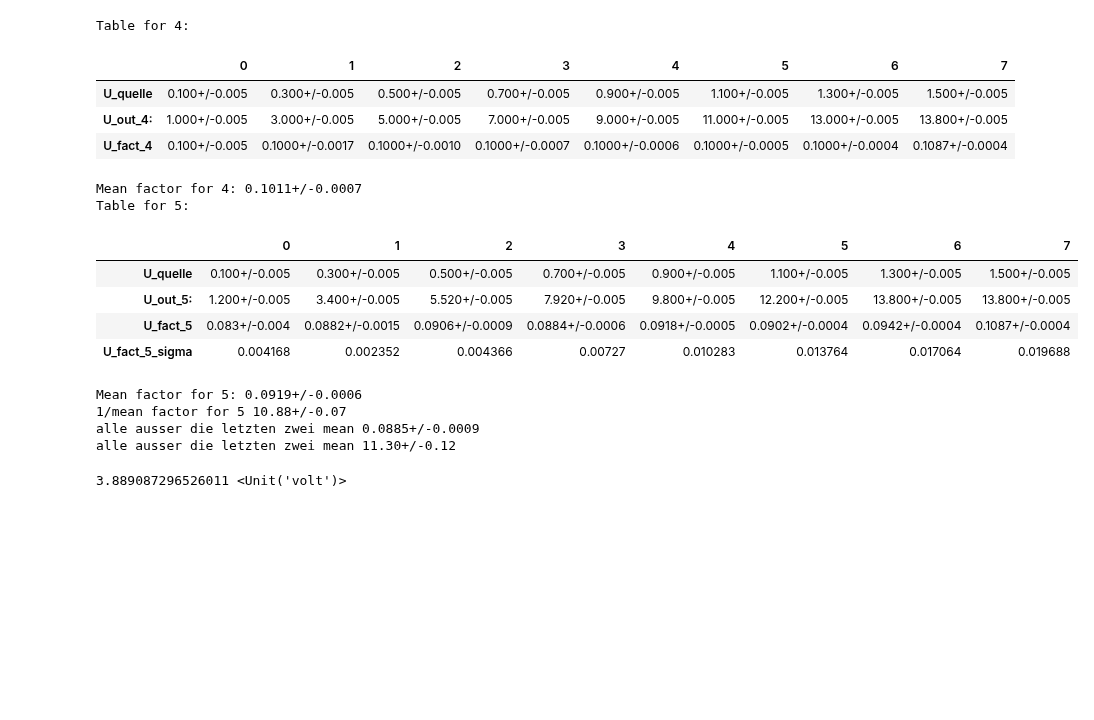
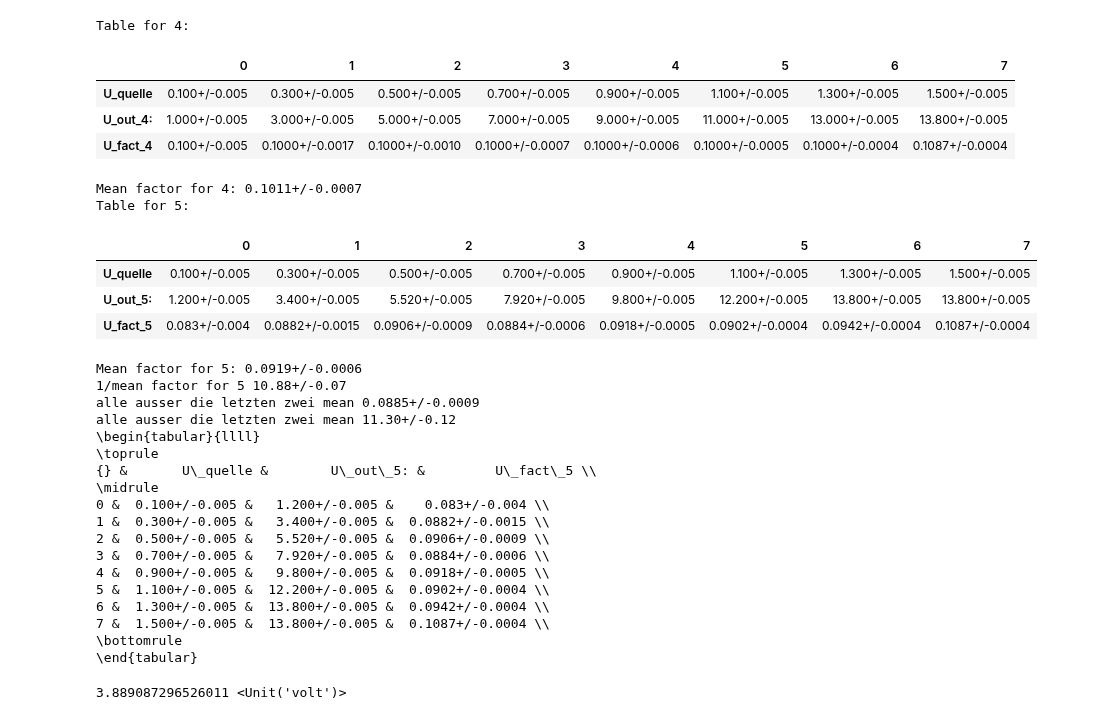
Before and after one commit to dominikrosser/praktikum_p1, a Jupyter notebook: 61_ElectronicsAnalogue/calcstuff.ipynb, the cells around one changed output. Drawn from its saved outputs; the diff is of its cells as text; code cells hidden in the pictures; blank space fills up the shorter version.

Commit message:
Add tex for table 5

```diff
--- a/61_ElectronicsAnalogue/calcstuff.ipynb
+++ b/61_ElectronicsAnalogue/calcstuff.ipynb
@@ -19,39 +19,54 @@ import uncertainties.unumpy as unp
 import scipy.constants
 
 U_quelle = np.array([u.ufloat(0.1,0.005),u.ufloat(0.3,0.005),u.ufloat(0.5,0.005), u.ufloat(0.7,0.005),u.ufloat(0.9,0.005),u.ufloat(1.1,0.005),u.ufloat(1.3,0.005),u.ufloat(1.5,0.005)]) * units.V
 U_out_4 = np.array([u.ufloat(1,0.005),u.ufloat(3,0.005),u.ufloat(5,0.005), u.ufloat(7,0.005),u.ufloat(9,0.005),u.ufloat(11,0.005),u.ufloat(13,0.005),u.ufloat(13.8,0.005)]) * units.V
 U_out_5 = np.array([u.ufloat(1.2,0.005),u.ufloat(3.4,0.005),u.ufloat(5.52,0.005), u.ufloat(7.92,0.005),u.ufloat(9.8,0.005),u.ufloat(12.2,0.005),u.ufloat(13.8,0.005),u.ufloat(13.8,0.005)]) * units.V
 
 U_fact_4 = U_quelle / U_out_4
 U_fact_5 = U_quelle / U_out_5
 df_4 = pd.DataFrame({'U_quelle': U_quelle, 'U_out_4:': U_out_4, 'U_fact_4': U_fact_4})
-df_5 = pd.DataFrame({'U_quelle': U_quelle, 'U_out_5:': U_out_5, 'U_fact_5': U_fact_5, 'U_fact_5_sigma':U_fact_5_sigma})
+df_5 = pd.DataFrame({'U_quelle': U_quelle, 'U_out_5:': U_out_5, 'U_fact_5': U_fact_5})#, 'U_fact_5_sigma':U_fact_5_sigma})
 print("Table for 4:")
 display(df_4.transpose())
 print("Mean factor for 4:", np.mean(U_fact_4))
 print("Table for 5:")
 display(df_5.transpose())
 print("Mean factor for 5:", np.mean(U_fact_5))
 print("1/mean factor for 5", 1/np.mean(U_fact_5))
 print("alle ausser die letzten zwei mean",np.mean(U_fact_5[:5]))
 print("alle ausser die letzten zwei mean",1/np.mean(U_fact_5[:5]))
+
+print(df_5.to_latex())
 # %% [output]
 Table for 4:
 |  | 0 | 1 | 2 | 3 | 4 | 5 | 6 | 7 |
 | U_quelle | 0.100+/-0.005 | 0.300+/-0.005 | 0.500+/-0.005 | 0.700+/-0.005 | 0.900+/-0.005 | 1.100+/-0.005 | 1.300+/-0.005 | 1.500+/-0.005 |
 | U_out_4: | 1.000+/-0.005 | 3.000+/-0.005 | 5.000+/-0.005 | 7.000+/-0.005 | 9.000+/-0.005 | 11.000+/-0.005 | 13.000+/-0.005 | 13.800+/-0.005 |
 | U_fact_4 | 0.100+/-0.005 | 0.1000+/-0.0017 | 0.1000+/-0.0010 | 0.1000+/-0.0007 | 0.1000+/-0.0006 | 0.1000+/-0.0005 | 0.1000+/-0.0004 | 0.1087+/-0.0004 |
 Mean factor for 4: 0.1011+/-0.0007
 Table for 5:
 |  | 0 | 1 | 2 | 3 | 4 | 5 | 6 | 7 |
 | U_quelle | 0.100+/-0.005 | 0.300+/-0.005 | 0.500+/-0.005 | 0.700+/-0.005 | 0.900+/-0.005 | 1.100+/-0.005 | 1.300+/-0.005 | 1.500+/-0.005 |
 | U_out_5: | 1.200+/-0.005 | 3.400+/-0.005 | 5.520+/-0.005 | 7.920+/-0.005 | 9.800+/-0.005 | 12.200+/-0.005 | 13.800+/-0.005 | 13.800+/-0.005 |
 | U_fact_5 | 0.083+/-0.004 | 0.0882+/-0.0015 | 0.0906+/-0.0009 | 0.0884+/-0.0006 | 0.0918+/-0.0005 | 0.0902+/-0.0004 | 0.0942+/-0.0004 | 0.1087+/-0.0004 |
-| U_fact_5_sigma | 0.004168 | 0.002352 | 0.004366 | 0.00727 | 0.010283 | 0.013764 | 0.017064 | 0.019688 |
 Mean factor for 5: 0.0919+/-0.0006
 1/mean factor for 5 10.88+/-0.07
 alle ausser die letzten zwei mean 0.0885+/-0.0009
 alle ausser die letzten zwei mean 11.30+/-0.12
+\begin{tabular}{llll}
+\toprule
+{} &       U\_quelle &        U\_out\_5: &         U\_fact\_5 \\
+\midrule
+0 &  0.100+/-0.005 &   1.200+/-0.005 &    0.083+/-0.004 \\
+1 &  0.300+/-0.005 &   3.400+/-0.005 &  0.0882+/-0.0015 \\
+2 &  0.500+/-0.005 &   5.520+/-0.005 &  0.0906+/-0.0009 \\
+3 &  0.700+/-0.005 &   7.920+/-0.005 &  0.0884+/-0.0006 \\
+4 &  0.900+/-0.005 &   9.800+/-0.005 &  0.0918+/-0.0005 \\
+5 &  1.100+/-0.005 &  12.200+/-0.005 &  0.0902+/-0.0004 \\
+6 &  1.300+/-0.005 &  13.800+/-0.005 &  0.0942+/-0.0004 \\
+7 &  1.500+/-0.005 &  13.800+/-0.005 &  0.1087+/-0.0004 \\
+\bottomrule
+\end{tabular}
 # %%
 #np.savetxt("foo.csv", u.wrap(U_quelle), delimiter=",")
 # %%
```
Also changed, not shown: 1 other file.
